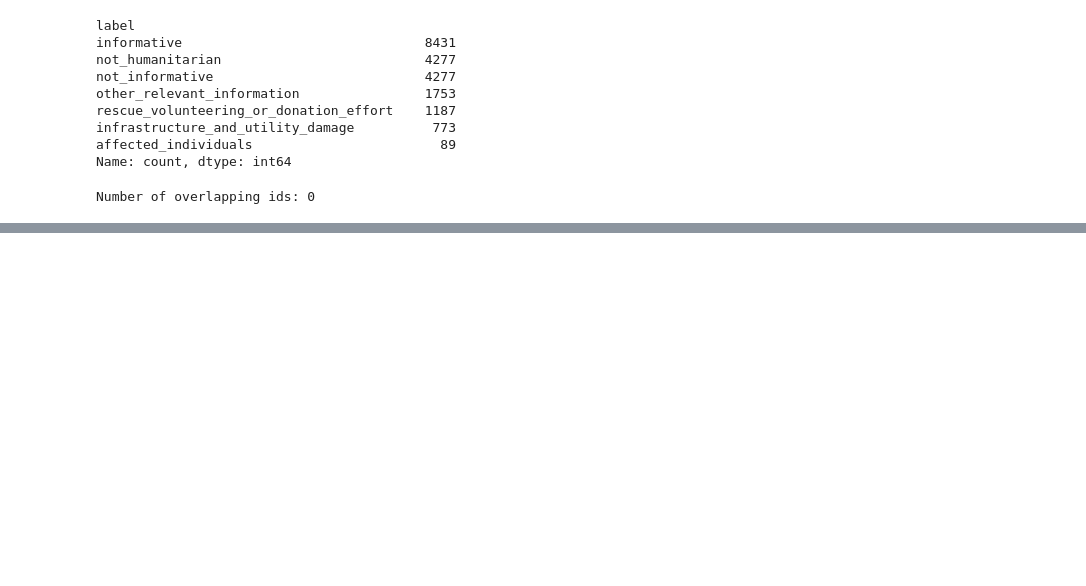
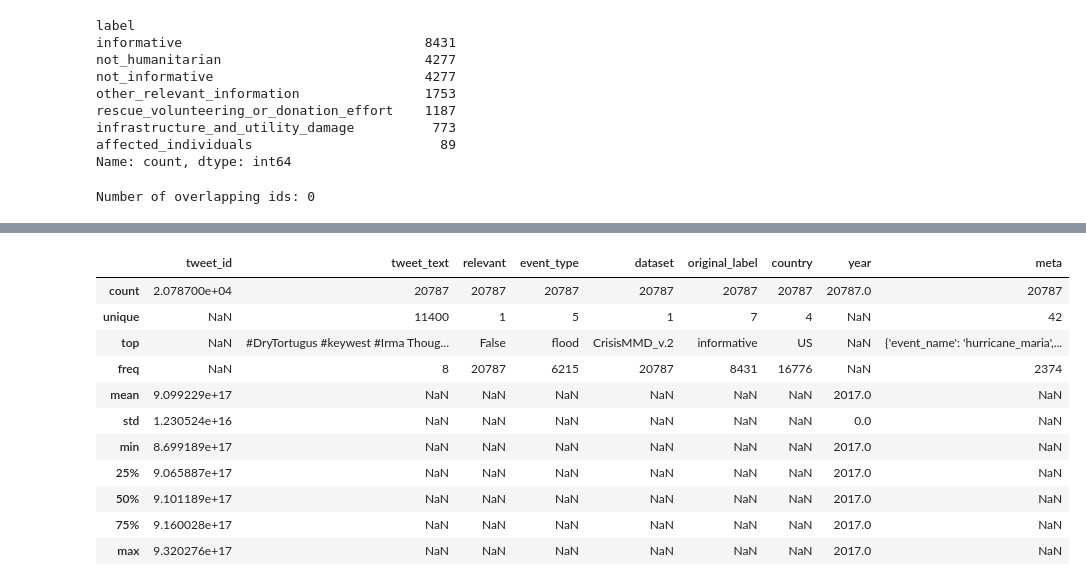
Before and after one commit to dhnhut/disaster-tweets, a Jupyter notebook: notebooks/0_dataset_CrisisMMD.ipynb, the cells around one changed output, grey strips where cells are left out. Cells and saved outputs as stored; diff of their text form; code cells hidden in the pictures; blank space fills up the shorter version.

Commit message:
Verify CrisisMMD

```diff
--- a/notebooks/0_dataset_CrisisMMD.ipynb
+++ b/notebooks/0_dataset_CrisisMMD.ipynb
@@ -195,0 +217,15 @@ df_agree.to_csv('datasets/CrisisMMD_v2.csv', index=False)
+# %%
+df_agree.describe(include='all')
+# %% [output]
+|  | tweet_id | tweet_text | relevant | event_type | dataset | original_label | country | year | meta |
+| count | 2.078700e+04 | 20787 | 20787 | 20787 | 20787 | 20787 | 20787 | 20787.0 | 20787 |
+| unique | NaN | 11400 | 1 | 5 | 1 | 7 | 4 | NaN | 42 |
+| top | NaN | #DryTortugus #keywest #Irma Thoug... | False | flood | CrisisMMD_v.2 | informative | US | NaN | {'event_name': 'hurricane_maria',... |
+| freq | NaN | 8 | 20787 | 6215 | 20787 | 8431 | 16776 | NaN | 2374 |
+| mean | 9.099229e+17 | NaN | NaN | NaN | NaN | NaN | NaN | 2017.0 | NaN |
+| std | 1.230524e+16 | NaN | NaN | NaN | NaN | NaN | NaN | 0.0 | NaN |
+| min | 8.699189e+17 | NaN | NaN | NaN | NaN | NaN | NaN | 2017.0 | NaN |
+| 25% | 9.065887e+17 | NaN | NaN | NaN | NaN | NaN | NaN | 2017.0 | NaN |
+| 50% | 9.101189e+17 | NaN | NaN | NaN | NaN | NaN | NaN | 2017.0 | NaN |
+| 75% | 9.160028e+17 | NaN | NaN | NaN | NaN | NaN | NaN | 2017.0 | NaN |
+| max | 9.320276e+17 | NaN | NaN | NaN | NaN | NaN | NaN | 2017.0 | NaN |
```
Also changed, not shown: parts of 5 cells of this notebook.
